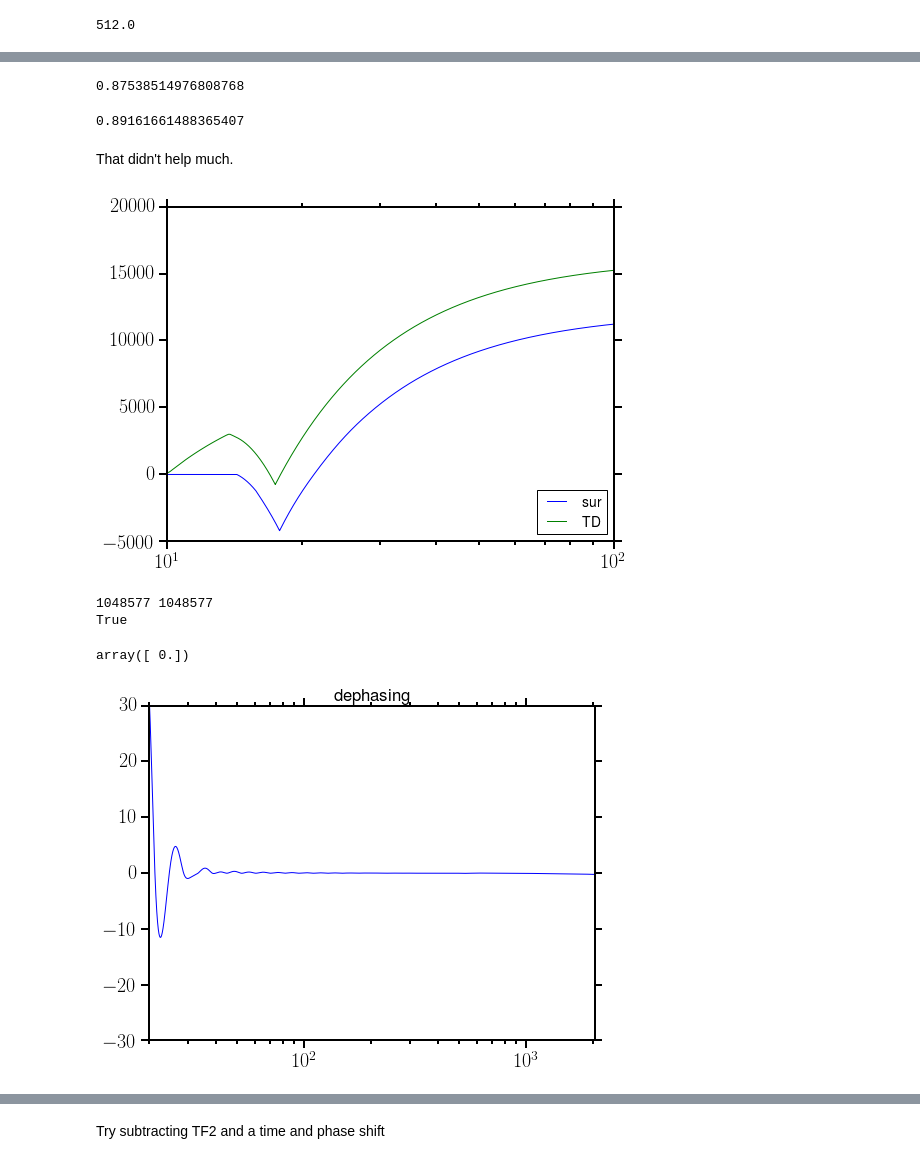
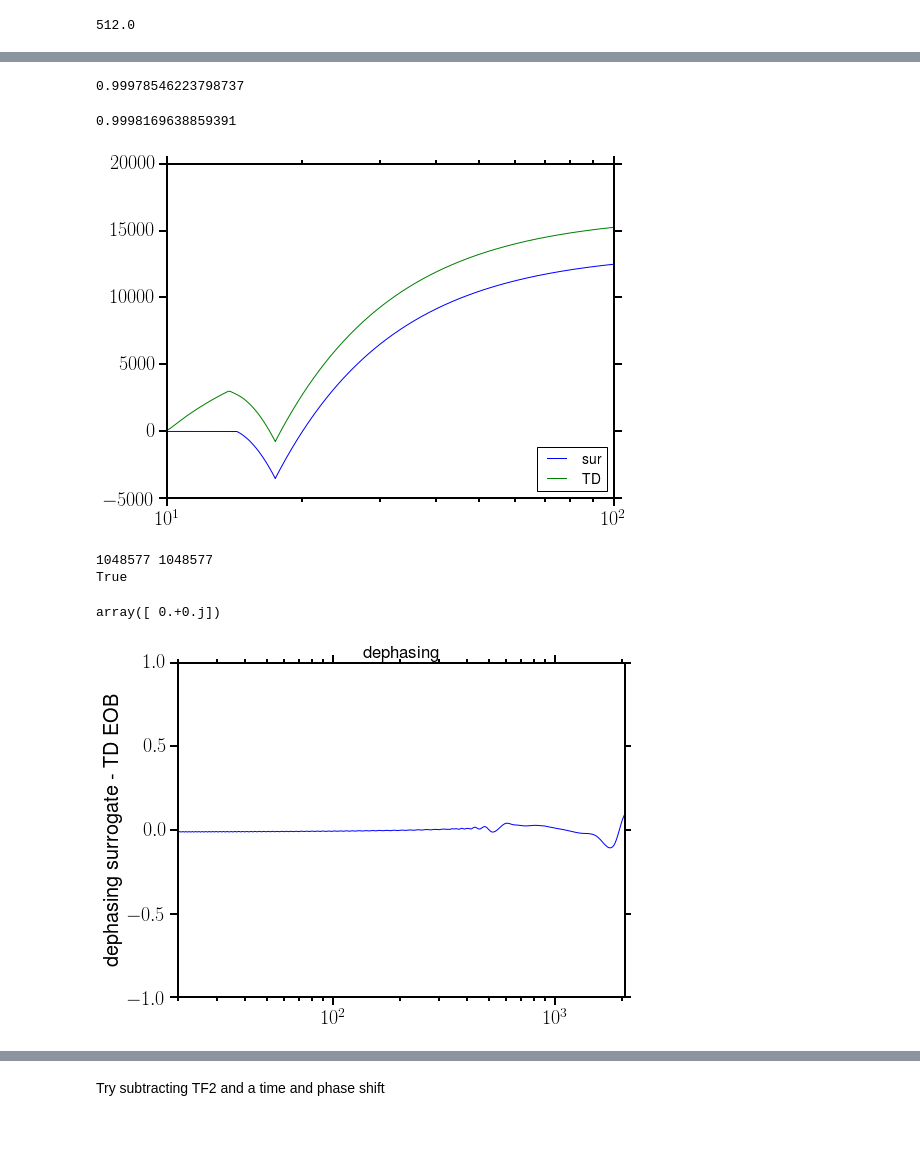
Before and after one commit to benjaminlackey/gpsurrogate, a Jupyter notebook: src/TEOB-LAL-implementation/LalsuiteSurrogate_MP.ipynb, the cells around one changed output, grey strips where cells are left out. Cells and saved outputs as stored; diff of their text form; code cells hidden in the pictures; blank space fills up the shorter version.

```diff
--- a/src/TEOB-LAL-implementation/LalsuiteSurrogate_MP.ipynb
+++ b/src/TEOB-LAL-implementation/LalsuiteSurrogate_MP.ipynb
@@ -2808,12 +2745,13 @@ h_orig = FD_waveform_generate(Mtot, x, LS.TEOBv4, fLow=15.0, fHigh=2048.0, delta
 # %%
 np.save('h_sur_15Hz.npy', h_sur)
 np.save('h_orig_15Hz.npy', h_orig)
+# %%
+h_orig = np.load('h_orig_15Hz.npy')
 # %%
-# Takes about 10 minutes
-# This looks bad, but it includes all the crap below 20Hz that we don't want
+# Takes about 10 minutes to compute
 match(h_sur[0], h_sur[1], h_orig[0], h_orig[1], LS.SimNoisePSDaLIGOZeroDetHighPower, zpf=2)
 # %% [output]
-0.87538514976808768
+0.99978546223798737
 # %%
 # zero out the data below 20Hz
 i20 = np.where(h_sur[0] > 20.0)[0][0]
@@ -2823,9 +2761,7 @@ h_sur_z[:i20] = 0.0
 h_orig_z[:i20] = 0.0
 match(h_sur[0], h_sur_z, h_orig[0], h_orig_z, LS.SimNoisePSDaLIGOZeroDetHighPower, zpf=2)
 # %% [output]
-0.89161661488365407
+0.9998169638859391
-# %% [markdown]
-That didn't help much.
 # %%
 phi_sur = np.unwrap(np.angle(h_sur[1]))
 phi_orig = np.unwrap(np.angle(h_orig[1]))
@@ -2836,7 +2772,7 @@ plt.semilogx(h_orig[0], phi_orig, label='TD')
 plt.legend(loc=4)
 plt.xlim([10.0, 100.0]);
 # %% [output]
-[figure, old version]
+[figure, new version]
 # %%
 # The frequency grids are identical
 print len(h_sur[0]), len(h_orig[0])
@@ -2845,11 +2781,12 @@ np.unique(h_sur[0] - h_orig[0])
 # %% [output]
 1048577 1048577
 True
-array([ 0.])
+array([ 0.+0.j])
 # %%
-plt.semilogx(h_sur[0], phi_sur - phi_orig + 4020 - 0.007*h_sur[0])
+plt.semilogx(h_sur[0], phi_sur - phi_orig + 2757.1 - 0.0063*h_sur[0])
 plt.xlim([20.0, 2048.0]);
-plt.ylim([-30, 30]);
+plt.ylim([-1, 1]);
 plt.title('dephasing');
+plt.ylabel('dephasing surrogate - TD EOB');
 # %% [output]
-[figure, old version]
+[figure, new version]
```
Also changed, not shown: parts of 37 cells of this notebook, 1 other file.
